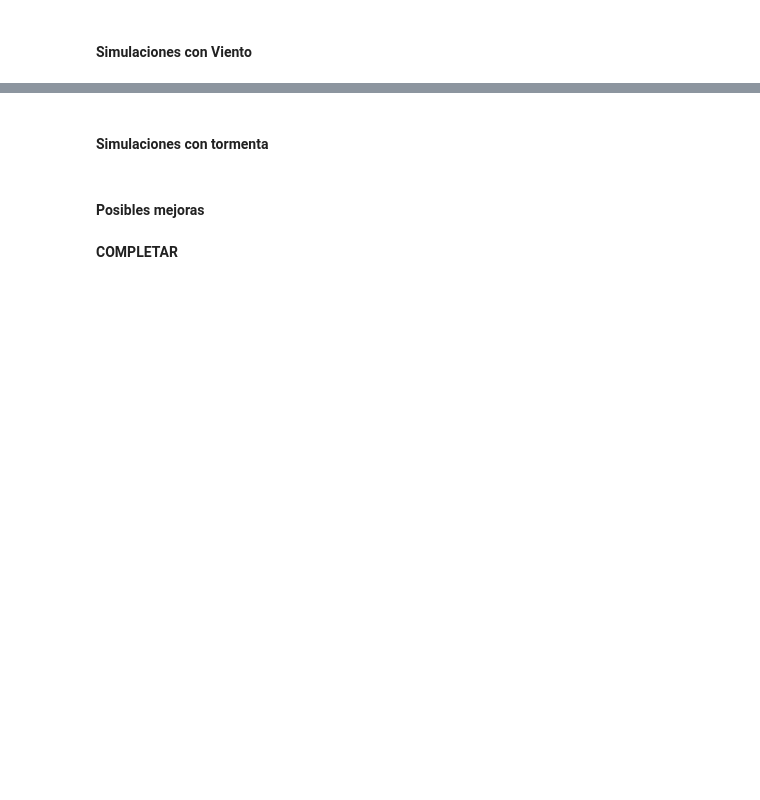
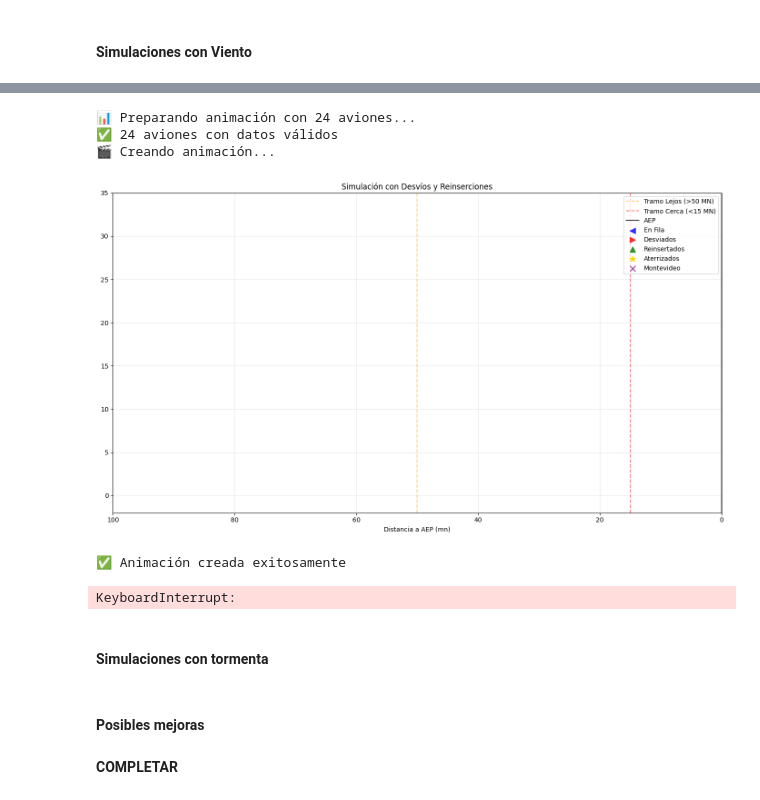
Before and after one commit to Martinezkiaraa/simulaciones-aeroparque, a Jupyter notebook: main.ipynb, the cells around one changed output, grey strips where cells are left out. Saved outputs shown, nothing was run; the diff lists cells and outputs as text; code cells hidden in the pictures; blank space fills up the shorter version.

```diff
--- a/main.ipynb
+++ b/main.ipynb
@@ -139,11 +128,7 @@ print("=== EJERCICIO 5: Atrasos y desvíos con distintos λ CON día ventoso ===
 metricas_lambdas_ventoso = {lam: MetricasSimulacion() for lam in lambdas}
 
 # HAY QUE CAMBIAR N_REP A 2000, PERO PARA PROBAR TARDA MUCHO
-df_ventoso = correr_experimentos(lambdas, n_rep = 50, dia_ventoso = True, metricas_lambda = metricas_lambdas_ventoso)
+df_ventoso = correr_experimentos(lambdas, n_rep = 150, dia_ventoso = True, metricas_lambda = metricas_lambdas_ventoso, seed = 2025)
 
 for m in metricas_lambdas_ventoso:
     print(metricas_lambdas_ventoso[m].resumen())
-
-plot_comparacion_tiempos(df_ventoso)
-
-print("=== FIN EJERCICIO 5 ===\n")
@@ -150,3 +142,29 @@ print("=== FIN EJERCICIO 5 ===\n")
+# %%
+from graficos import plot_analisis_completo, animar_con_desvios
+import matplotlib.pyplot as plt
+
+from IPython.display import HTML
+
+historia = df_ventoso["historia"].iloc[0]
+
+anim =  animar_con_desvios(historia, minutos=1080,tail = 30)
+HTML(anim.to_jshtml())
+# Crear todos los gráficos de análisis
+#plot_analisis_completo(df, df_ventoso)
+
+#plot_comparacion_tiempos(df_ventoso)
+
+
+#anim = animar_con_desvios(df_ventoso["historia"], minutos=200, tail=20)
+
+print("=== FIN EJERCICIO 5 ===\n")
+# %% [output]
+📊 Preparando animación con 24 aviones...
+✅ 24 aviones con datos válidos
+🎬 Creando animación...
+[figure, added]
+✅ Animación creada exitosamente
+KeyboardInterrupt:
 # %% [markdown]
 #### **Simulaciones con tormenta**
 # %%
```
Also changed, not shown: parts of 13 cells of this notebook, 6 other files.
